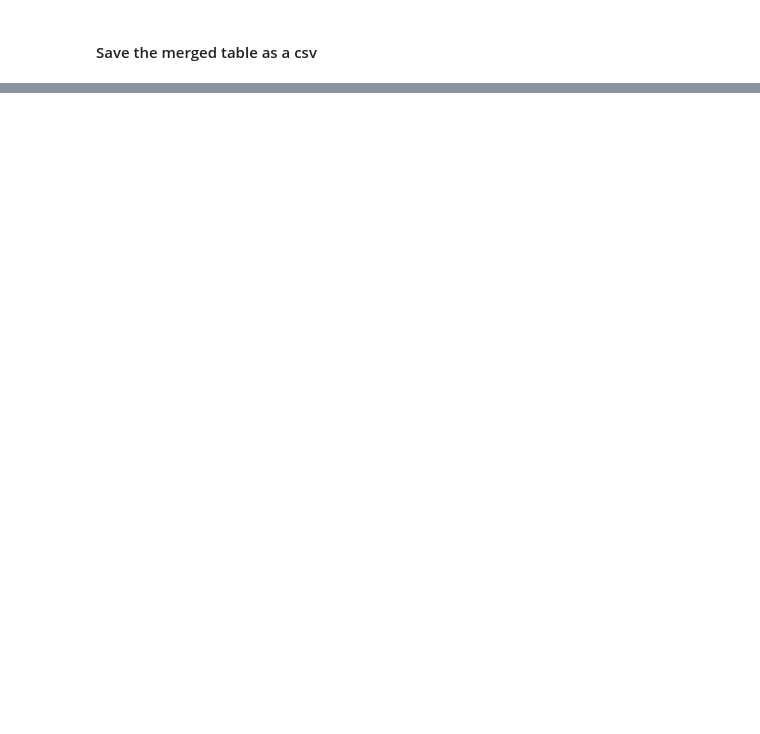
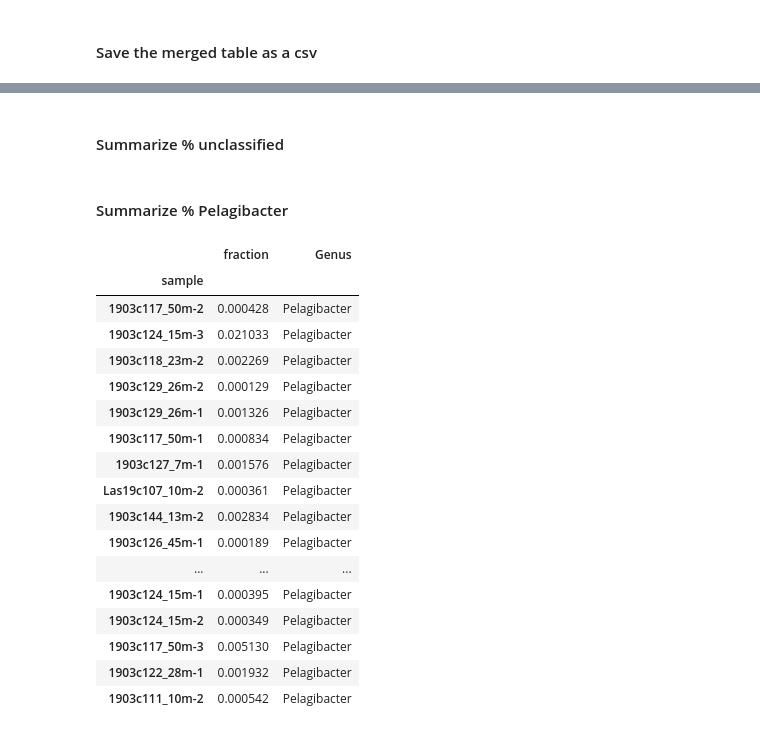
Before and after one commit to nvpatin/PacBio-Marine-Metagenomes, a Jupyter notebook: merge_sourmash_results.ipynb, the cells around one changed output, grey strips where cells are left out. Drawn from its saved outputs; the diff is of its cells as text; code cells hidden in the pictures; blank space fills up the shorter version.

```diff
--- a/merge_sourmash_results.ipynb
+++ b/merge_sourmash_results.ipynb
@@ -142,0 +100,63 @@ summary_all.head()
+# %%
+def extract_fraction_unassigned(sheet, sample):
+    taxon = sheet[sheet['rank'] == 'species'] # select desired level of taxonomic resolution
+    taxon = taxon[['fraction', 'lineage']]
+    unassigned = taxon.loc[taxon['lineage'] == 'unclassified']
+    unassigned.insert(len(unassigned.columns), 'sample', sample)
+    return(unassigned)
+# %%
+def extract_fraction_pelagibacter(sheet, sample):
+    taxon = sheet[sheet['rank'] == 'genus'] # select desired level of taxonomic resolution
+    taxon = taxon[['fraction', 'lineage']]
+    SAR11 = taxon.loc[taxon['lineage'].str.contains('Pelagibacter')]
+    SAR11.insert(len(SAR11.columns), 'sample', sample)
+    return(SAR11)
+# %% [markdown]
+#### Summarize % unclassified
+# %%
+summary = []
+
+for file in glob.glob("*summarized.csv"):
+    sheet = pd.read_csv(file)
+    a, b, c = file.split('_')
+    sample = a + "_" + b
+    df = extract_fraction_unassigned(sheet, sample)
+    summary.append(df)
+
+frac_unassigned = pd.concat(summary)
+# %% [markdown]
+#### Summarize % Pelagibacter
+# %%
+summary = []
+
+for file in glob.glob("*summarized.csv"):
+    sheet = pd.read_csv(file)
+    a, b, c = file.split('_')
+    sample = a + "_" + b
+    df = extract_fraction_pelagibacter(sheet, sample)
+    df = df.groupby('sample').sum() # there are couple different Pelagibacter lineages
+    df.insert(len(df.columns), 'Genus', 'Pelagibacter')
+    summary.append(df)
+
+frac_pelagibac = pd.concat(summary)
+# %%
+frac_pelagibac
+# %% [output]
+|  | fraction | Genus |
+| sample |  |  |
+| 1903c117_50m-2 | 0.000428 | Pelagibacter |
+| 1903c124_15m-3 | 0.021033 | Pelagibacter |
+| 1903c118_23m-2 | 0.002269 | Pelagibacter |
+| 1903c129_26m-2 | 0.000129 | Pelagibacter |
+| 1903c129_26m-1 | 0.001326 | Pelagibacter |
+| 1903c117_50m-1 | 0.000834 | Pelagibacter |
+| 1903c127_7m-1 | 0.001576 | Pelagibacter |
+| Las19c107_10m-2 | 0.000361 | Pelagibacter |
+| 1903c144_13m-2 | 0.002834 | Pelagibacter |
+| 1903c126_45m-1 | 0.000189 | Pelagibacter |
+| ... | ... | ... |
+| 1903c124_15m-1 | 0.000395 | Pelagibacter |
+| 1903c124_15m-2 | 0.000349 | Pelagibacter |
+| 1903c117_50m-3 | 0.005130 | Pelagibacter |
+| 1903c122_28m-1 | 0.001932 | Pelagibacter |
+| 1903c111_10m-2 | 0.000542 | Pelagibacter |
```
Also changed, not shown: parts of 18 cells of this notebook, 1 other file.
